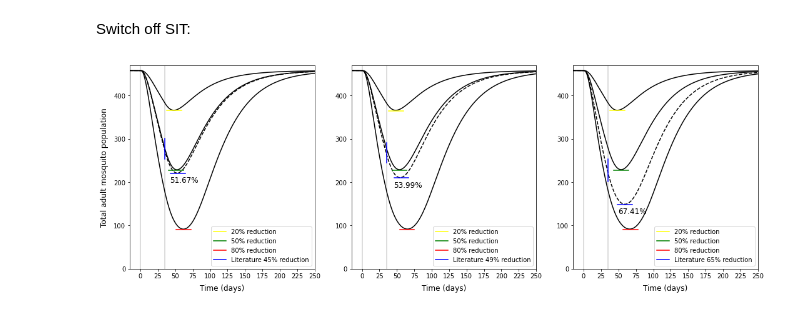
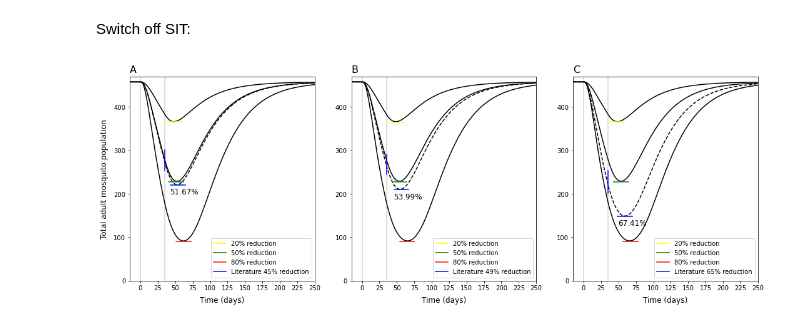
Before and after one commit to katietiley/Wolbachia_TPP_PPC, a Jupyter notebook: Population_data/SFigure2_Comparing_efficacy_calculations_for_1gSLT_and_Male_Wolbachia_release.ipynb, the cells around one changed output. Cells and saved outputs as stored; diff of their text form; code cells hidden in the pictures.

```diff
--- a/Population_data/SFigure2_Comparing_efficacy_calculations_for_1gSLT_and_Male_Wolbachia_release.ipynb
+++ b/Population_data/SFigure2_Comparing_efficacy_calculations_for_1gSLT_and_Male_Wolbachia_release.ipynb
@@ -583,6 +583,7 @@ ax1.set_xticks(range(165,440,25), range(0,275,25))
 ax1.set_xlabel("Time (days)", fontsize=12, labelpad=8)
 ax1.set_ylabel("Total adult mosquito population", fontsize=12, labelpad=8)
 ax1.legend(loc='lower right')
+ax1.set_title("A", loc='left', fontdict={'fontsize':16})
 
 #-----------------
 
@@ -607,31 +608,33 @@ ax2.set_xticks(range(165,440,25), range(0,275,25))
 ax2.set_xlabel("Time (days)", fontsize=12, labelpad=8)
 #ax2.set_ylabel("Total adult mosquito population", fontsize=12, labelpad=8)
 ax2.legend(loc='lower right')
+ax2.set_title("B", loc='left', fontdict={'fontsize':16})
 
 #-----------------
 
 ax3.axvline(x=200, color="lightgrey", linestyle="solid")
 ax3.axvline(x=165, color="lightgrey", linestyle="solid")
 
 ax3.plot(t, IIT20, color='black')
 ax3.plot(t, IIT50, color='black')
 ax3.plot(t, IIT80, color='black')
 ax3.plot(t, IIT60, color='black', linestyle='dashed')
 
 ax3.axhline(y=min(IIT20)-1, xmin=0.2, xmax=0.28, color="yellow", label="20% reduction")
 ax3.axhline(y=min(IIT50)-1, xmin=0.22, xmax=0.3, color="green", label="50% reduction")
 ax3.axhline(y=min(IIT80)-1, xmin=0.27, xmax=0.35, color="red", label="80% reduction")
 ax3.axhline(y=min(IIT60)-1, xmin=0.24, xmax=0.32, color="blue", label="Literature 65% reduction")
 ax3.axvline(x=200, ymax=0.54, ymin=0.43, color="blue")
 ax3.text(min(IIT60)+65, min(IIT60)-22, '67.41%', fontsize=12)
 
 ax3.set_xlim(150,400)
 ax3.set_ylim(0,470)
 ax3.set_xticks(range(165,440,25), range(0,275,25))
 ax3.set_xlabel("Time (days)", fontsize=12, labelpad=8)
 #ax3.set_ylabel("Total adult mosquito population", fontsize=12, labelpad=8)
 ax3.legend(loc='lower right')
+ax3.set_title("C", loc='left', fontdict={'fontsize':16})
 
 #plt.savefig('SFigure2_01-02-24.jpeg', dpi=600, bbox_inches='tight',)
 # %% [output]
-[figure, old version]
+[figure, new version]
```
Also changed, not shown: 1 other file.
